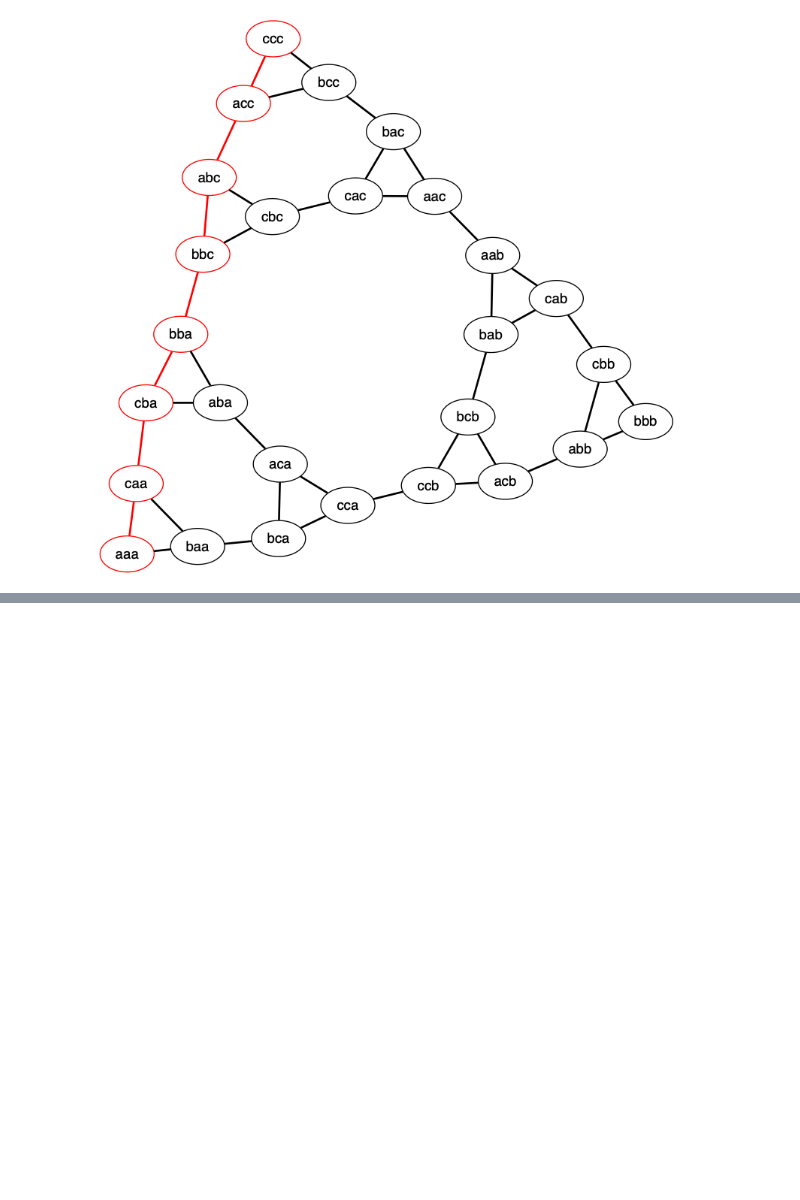
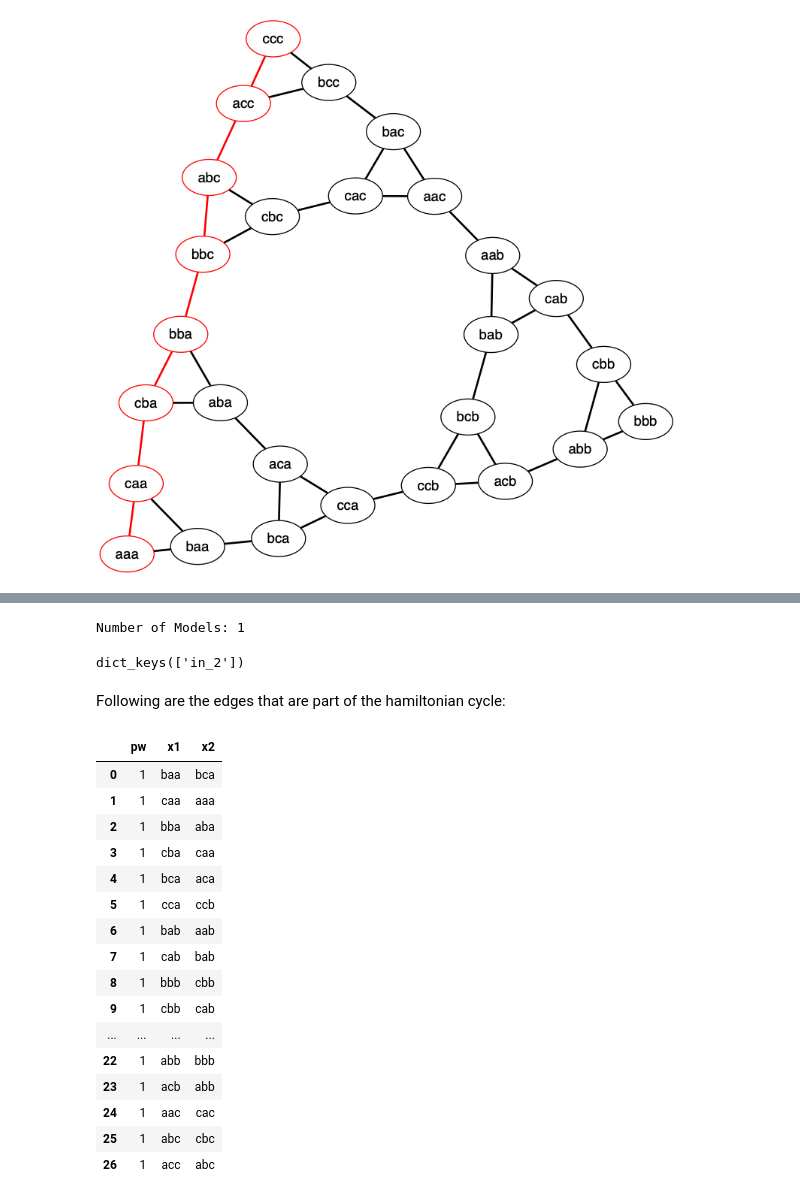
Before and after one commit to sahil1105/PWE-demos-dev, a Jupyter notebook: TOH Graphical Representation.ipynb, the cells around one changed output, grey strips where cells are left out. Saved outputs shown, nothing was run; the diff lists cells and outputs as text; code cells hidden in the pictures; blank space fills up the shorter version.

```diff
--- a/TOH Graphical Representation.ipynb
+++ b/TOH Graphical Representation.ipynb
@@ -198,0 +242,30 @@ draw(G_temp)
+# %%
+hamil_pw_rels_dfs, hamil_rel_schemas, hamil_pw_objs = load_worlds(asp_output=hamil_clingo_soln, meta_data=hamil_meta_data, reasoner='clingo')
+# %% [output]
+Number of Models: 1
+# %%
+hamil_pw_rels_dfs.keys()
+# %% [output]
+dict_keys(['in_2'])
+# %% [markdown]
+Following are the edges that are part of the hamiltonian cycle:
+# %%
+hamil_pw_rels_dfs['in_2']
+# %% [output]
+|  | pw | x1 | x2 |
+| 0 | 1 | baa | bca |
+| 1 | 1 | caa | aaa |
+| 2 | 1 | bba | aba |
+| 3 | 1 | cba | caa |
+| 4 | 1 | bca | aca |
+| 5 | 1 | cca | ccb |
+| 6 | 1 | bab | aab |
+| 7 | 1 | cab | bab |
+| 8 | 1 | bbb | cbb |
+| 9 | 1 | cbb | cab |
+| ... | ... | ... | ... |
+| 22 | 1 | abb | bbb |
+| 23 | 1 | acb | abb |
+| 24 | 1 | aac | cac |
+| 25 | 1 | abc | cbc |
+| 26 | 1 | acc | abc |
```
Also changed, not shown: parts of 14 cells of this notebook, 1 other file.
